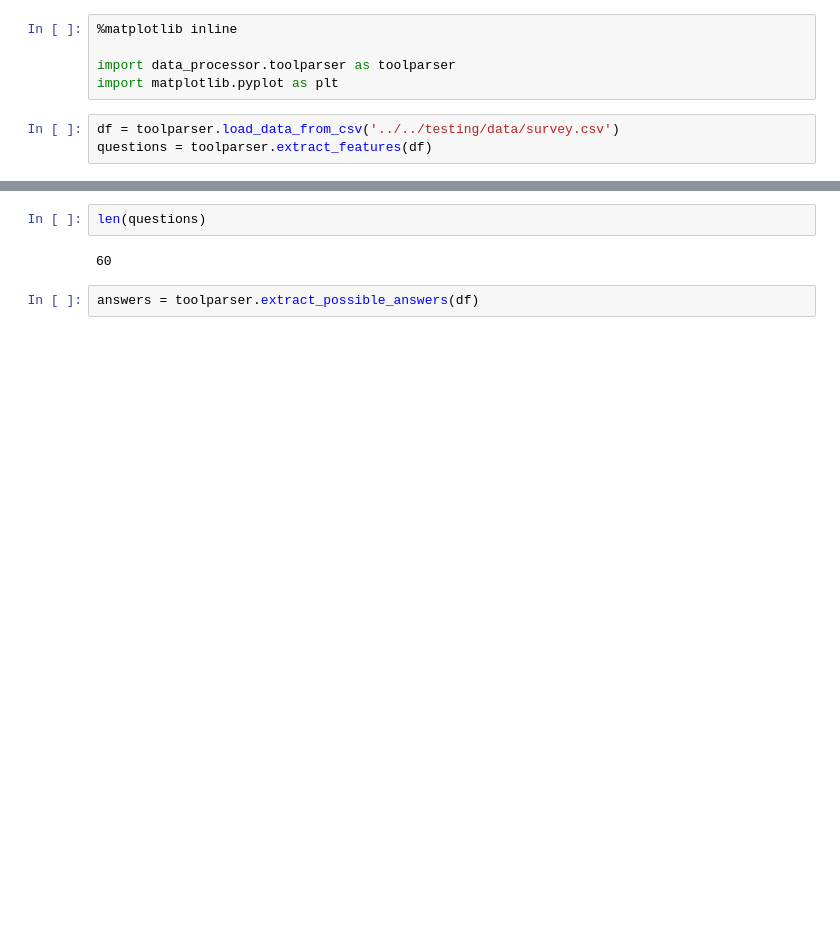
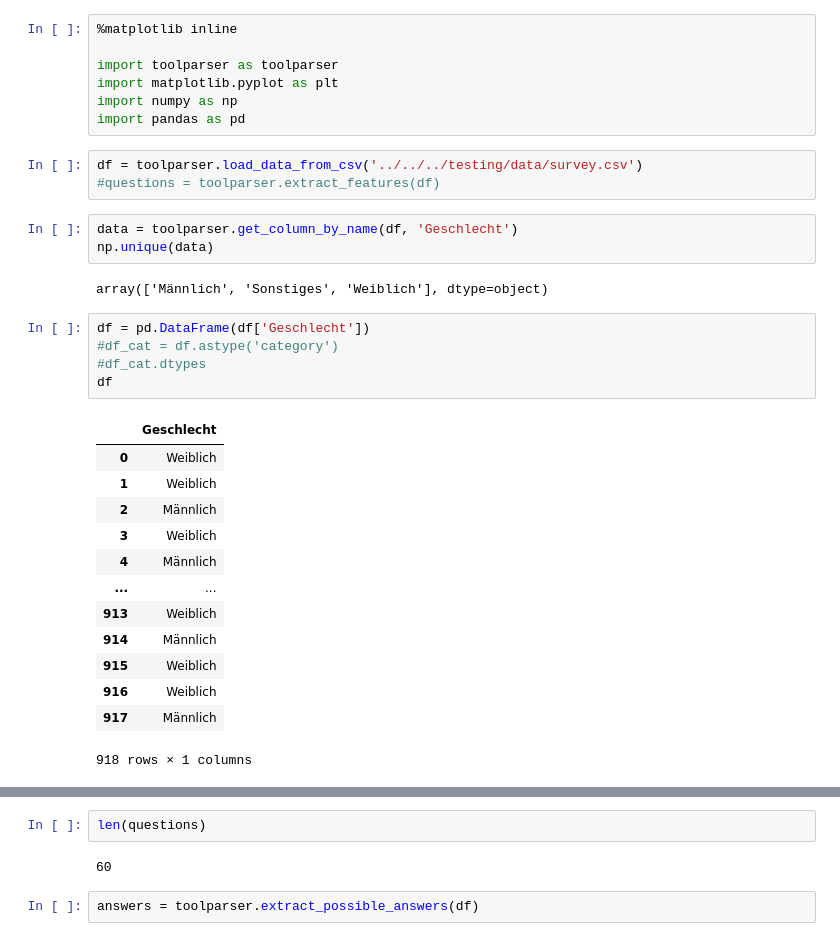
Before and after one commit to s2110458011/BA2024, a Jupyter notebook: src/Backend/data_processor/playground.ipynb, the cells around one changed output, grey strips where cells are left out. Cells and saved outputs as stored; diff of their text form; blank space fills up the shorter version.

```diff
--- a/testing/playground.ipynb
+++ b/src/Backend/data_processor/playground.ipynb
@@ -1,8 +1,34 @@
 # %%
 %matplotlib inline
 
-import data_processor.toolparser as toolparser
+import toolparser as toolparser
 import matplotlib.pyplot as plt
+import numpy as np
+import pandas as pd
 # %%
-df = toolparser.load_data_from_csv('../../testing/data/survey.csv')
-questions = toolparser.extract_features(df)
+df = toolparser.load_data_from_csv('../../../testing/data/survey.csv')
+#questions = toolparser.extract_features(df)
+# %%
+data = toolparser.get_column_by_name(df, 'Geschlecht')
+np.unique(data)
+# %% [output]
+array(['Männlich', 'Sonstiges', 'Weiblich'], dtype=object)
+# %%
+df = pd.DataFrame(df['Geschlecht'])
+#df_cat = df.astype('category')
+#df_cat.dtypes
+df
+# %% [output]
+|  | Geschlecht |
+| 0 | Weiblich |
+| 1 | Weiblich |
+| 2 | Männlich |
+| 3 | Weiblich |
+| 4 | Männlich |
+| ... | ... |
+| 913 | Weiblich |
+| 914 | Männlich |
+| 915 | Weiblich |
+| 916 | Weiblich |
+| 917 | Männlich |
+918 rows × 1 columns
```
Also changed, not shown: parts of 6 cells of this notebook, 6 other files.
